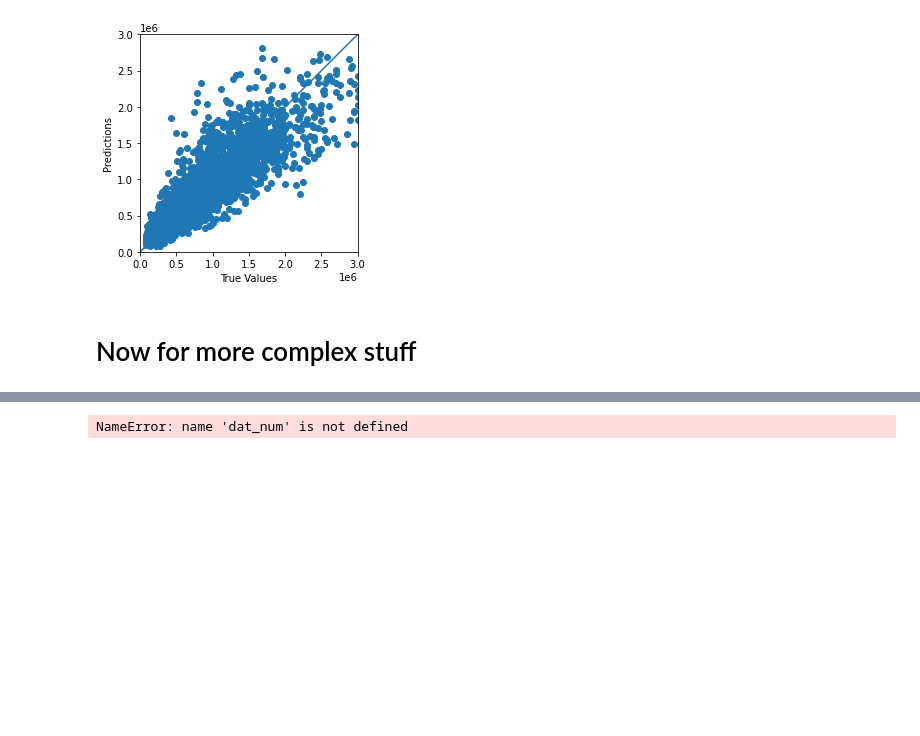
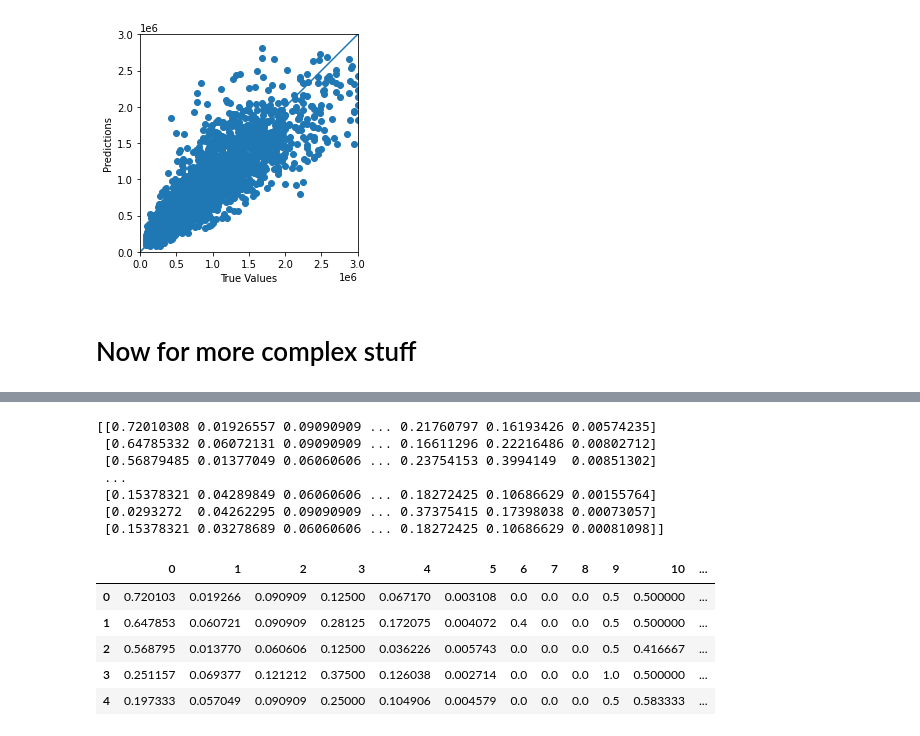
Before and after one commit to JigglyNoahPuff/CSE450, a Jupyter notebook: TA_Stuff/Module3_W21_Basic-Copy1.ipynb, the cells around one changed output, grey strips where cells are left out. Saved outputs shown, nothing was run; the diff lists cells and outputs as text; code cells hidden in the pictures; blank space fills up the shorter version.

```diff
--- a/TA_Stuff/Module3_W21_Basic-Copy1.ipynb
+++ b/TA_Stuff/Module3_W21_Basic-Copy1.ipynb
@@ -3,6 +3,7 @@
 import pandas as pd
 import matplotlib.pyplot as plt
 dat = pd.read_csv('https://raw.githubusercontent.com/byui-cse/cse450-course/master/data/housing.csv')
+housing = pd.read_csv('https://raw.githubusercontent.com/byui-cse/cse450-course/master/data/housing.csv')
 dat.head()
 # %% [output]
 |  | id | date | price | bedrooms | bathrooms | sqft_living | sqft_lot | floors | waterfront | view | ... |
@@ -62,3 +63,7 @@ _ = plt.plot(lims, lims)
 [figure]
 # %% [markdown]
 # Now for more complex stuff
+# %%
+# history.head()
+housing.drop([4, 5, 6], axis=0, inplace=True)
+housing.head()
@@ -65,8 +87,20 @@ _ = plt.plot(lims, lims)
 # %%
-from sklearn.preprocessing import MinMaxScaler
-scaler = MinMaxScaler()
-scaler.fit(dat_num)
-minMax = pd.DataFrame(scaler.transform(dat_num))
-minMax.head()
+from sklearn.preprocessing import MinMaxScaler  #importing
+
+scaler = MinMaxScaler()  #defining our scaler
+housing_scaled = pd.DataFrame(scaler.fit_transform(housing))  #fitting scaler to data and transforming
+housing_scaled.head()  #showing the transformed data
 # %% [output]
-NameError: name 'dat_num' is not defined
+[[0.72010308 0.01926557 0.09090909 ... 0.21760797 0.16193426 0.00574235]
+ [0.64785332 0.06072131 0.09090909 ... 0.16611296 0.22216486 0.00802712]
+ [0.56879485 0.01377049 0.06060606 ... 0.23754153 0.3994149  0.00851302]
+ ...
+ [0.15378321 0.04289849 0.06060606 ... 0.18272425 0.10686629 0.00155764]
+ [0.0293272  0.04262295 0.09090909 ... 0.37375415 0.17398038 0.00073057]
+ [0.15378321 0.03278689 0.06060606 ... 0.18272425 0.10686629 0.00081098]]
+|  | 0 | 1 | 2 | 3 | 4 | 5 | 6 | 7 | 8 | 9 | 10 | ... |
+| 0 | 0.720103 | 0.019266 | 0.090909 | 0.12500 | 0.067170 | 0.003108 | 0.0 | 0.0 | 0.0 | 0.5 | 0.500000 | ... |
+| 1 | 0.647853 | 0.060721 | 0.090909 | 0.28125 | 0.172075 | 0.004072 | 0.4 | 0.0 | 0.0 | 0.5 | 0.500000 | ... |
+| 2 | 0.568795 | 0.013770 | 0.060606 | 0.12500 | 0.036226 | 0.005743 | 0.0 | 0.0 | 0.0 | 0.5 | 0.416667 | ... |
+| 3 | 0.251157 | 0.069377 | 0.121212 | 0.37500 | 0.126038 | 0.002714 | 0.0 | 0.0 | 0.0 | 1.0 | 0.500000 | ... |
+| 4 | 0.197333 | 0.057049 | 0.090909 | 0.25000 | 0.104906 | 0.004579 | 0.0 | 0.0 | 0.0 | 0.5 | 0.583333 | ... |
```
Also changed, not shown: parts of 3 cells of this notebook, 11 other files.
